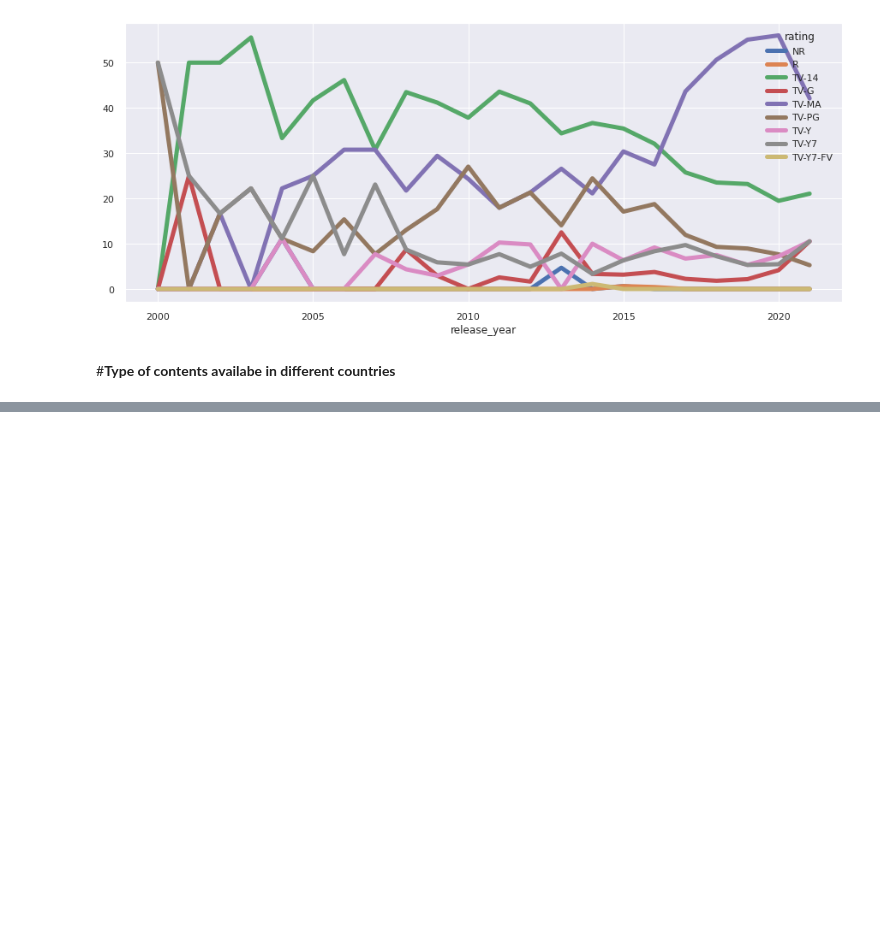
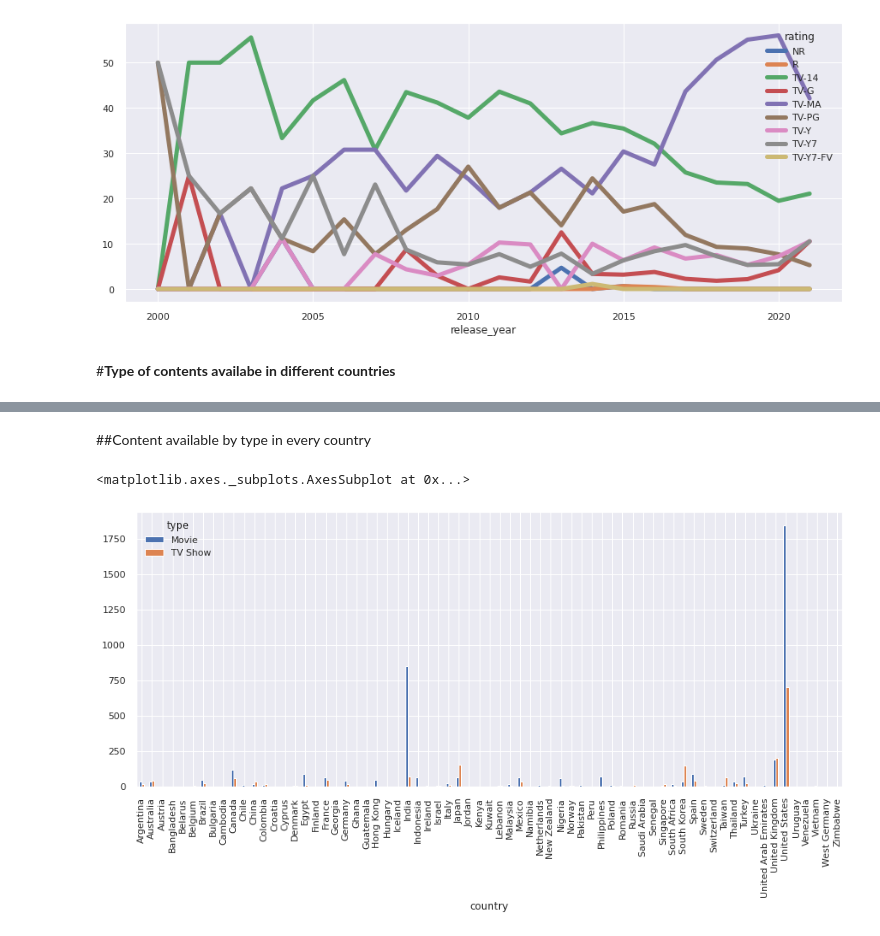
Before and after one commit to Aashishc-prog/NETFLIX_Recommender_system, a Jupyter notebook: Capstone_Netflix_Recommender_system.ipynb, the cells around one changed output, grey strips where cells are left out. Saved outputs shown, nothing was run; the diff lists cells and outputs as text; code cells hidden in the pictures; blank space fills up the shorter version.

```diff
--- a/Capstone_Netflix_Recommender_system.ipynb
+++ b/Capstone_Netflix_Recommender_system.ipynb
@@ -358,0 +393,8 @@ sdf.groupby(['release_year'])['count'].transform(lambda x: x*100/x.sum()).unstac
+# %% [markdown]
+##Content available by type in every country
+# %%
+mdf = tdf.groupby(['country','type'])['type'].count().unstack().fillna(0)
+mdf.plot(kind='bar',grid=True)
+# %% [output]
+<matplotlib.axes._subplots.AxesSubplot at 0x...>
+[figure, added]
```
Also changed, not shown: parts of 19 cells of this notebook.
